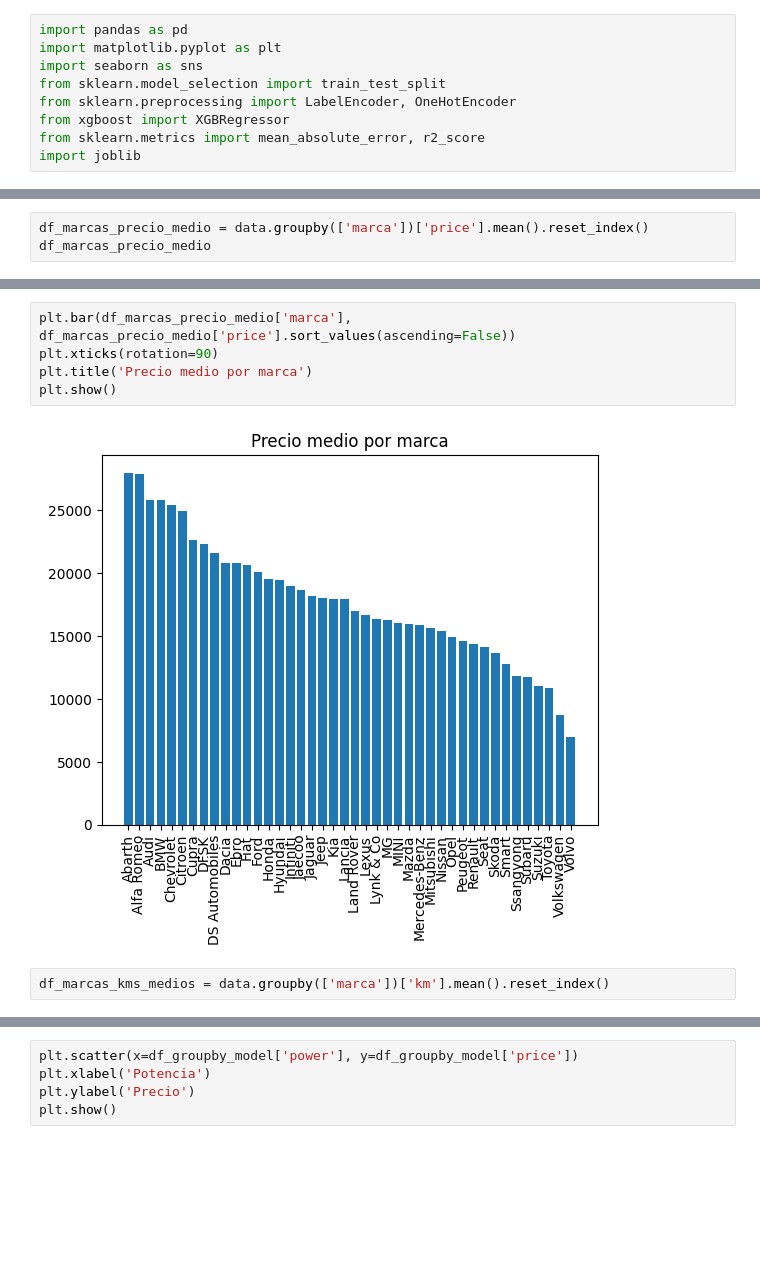
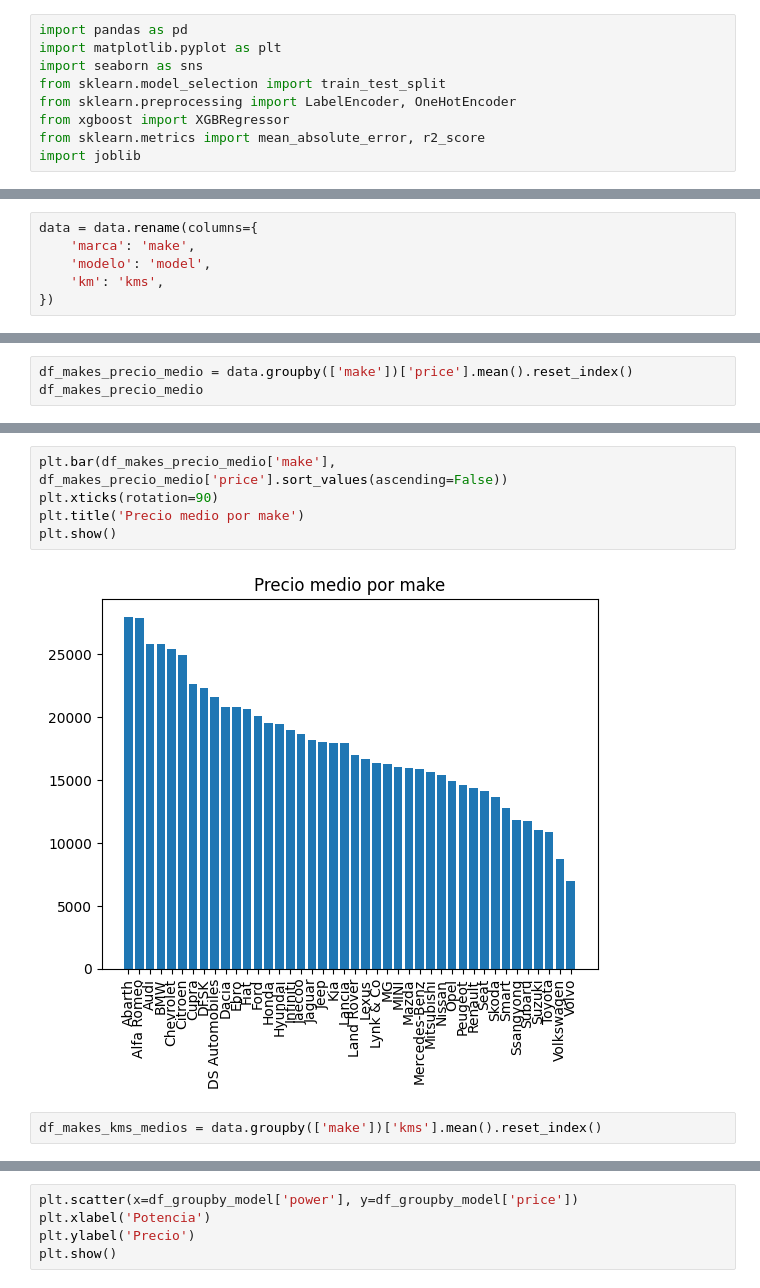
Before and after one commit to JaviFigueroaVicente/IberiaDriveInsights, a Jupyter notebook: backend/notebooks/analisis_coches.ipynb, the cells around one changed output, grey strips where cells are left out. Drawn from its saved outputs; the diff is of its cells as text; blank space fills up the shorter version.

```diff
--- a/backend/notebooks/analisis_coches.ipynb
+++ b/backend/notebooks/analisis_coches.ipynb
@@ -17,6 +17,12 @@ data.head()
 | 2 | Toyota | Yaris | 1.5 Hybrid | 07/2025 | 12629 | Automático | Híbrido | 116 | 24499 |
 | 3 | Ford | Transit | 2.0 TDCi | 02/2022 | 78582 | Manual | Diésel | 130 | 30999 |
 | 4 | Ford | Grand C-Max | 1.6 TDCi | 04/2015 | 85974 | Manual | Diésel | 115 | 10199 |
+# %%
+data = data.rename(columns={
+    'marca': 'make',
+    'modelo': 'model',
+    'km': 'kms',
+})
 # %%
 data.info()
 # %% [output]
@@ -89,6 +95,6 @@ Ebro                1
 Infiniti            1
 Name: count, dtype: int64
 # %%
-df_marcas_precio_medio = data.groupby(['marca'])['price'].mean().reset_index()
-df_marcas_precio_medio
+df_makes_precio_medio = data.groupby(['make'])['price'].mean().reset_index()
+df_makes_precio_medio
 # %% [output]
@@ -110,12 +116,12 @@ df_marcas_precio_medio
 | 40 | Volkswagen | 19563.077670 |
 | 41 | Volvo | 24935.363636 |
 # %%
-plt.bar(df_marcas_precio_medio['marca'], df_marcas_precio_medio['price'].sort_values(ascending=False))
+plt.bar(df_makes_precio_medio['make'], df_makes_precio_medio['price'].sort_values(ascending=False))
 plt.xticks(rotation=90)
-plt.title('Precio medio por marca')
+plt.title('Precio medio por make')
 plt.show()
 # %% [output]
-[figure, old version]
+[figure, new version]
 # %%
-df_marcas_kms_medios = data.groupby(['marca'])['km'].mean().reset_index()
+df_makes_kms_medios = data.groupby(['make'])['kms'].mean().reset_index()
 # %%
```
Also changed, not shown: parts of 19 cells of this notebook, 3 other files.
